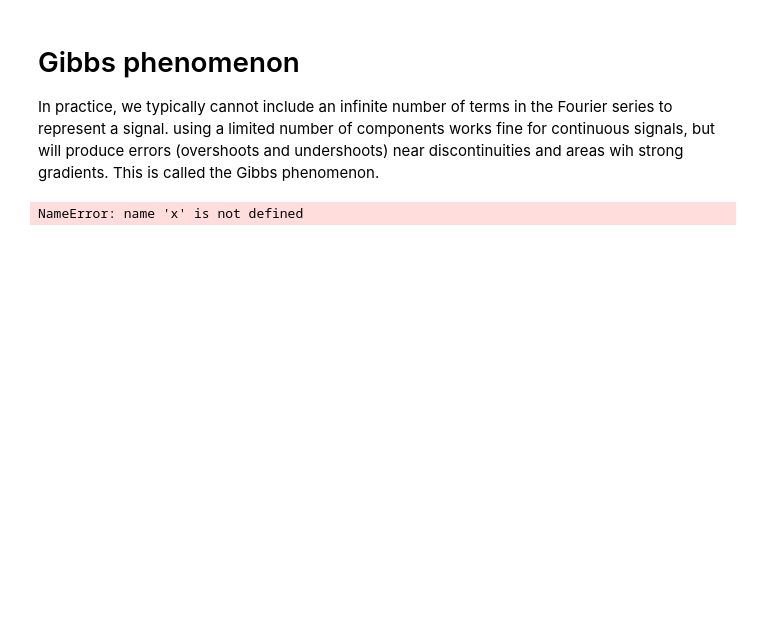
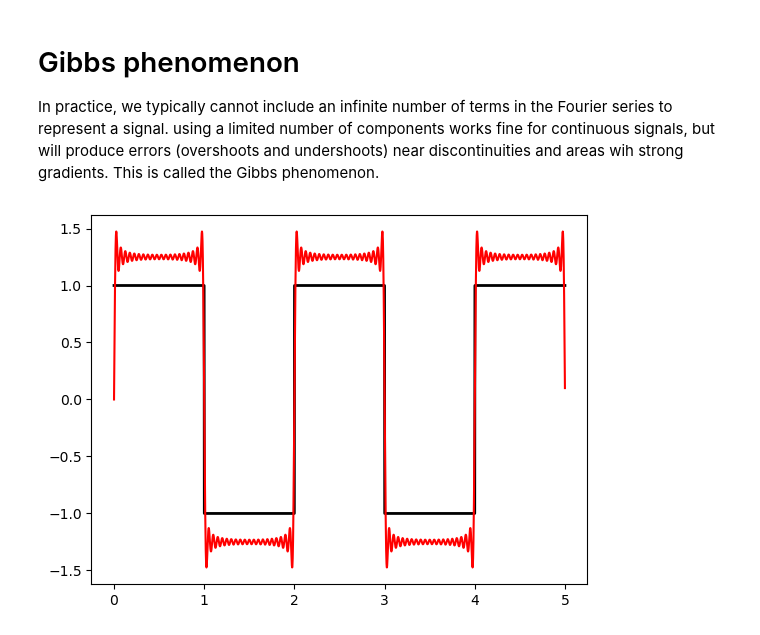
Before and after one commit to thorbjornmoeUiB/GEOF211_compendium, a Jupyter notebook: GEOF211_book/_build/jupyter_execute/Useful_calculus/Fourier_transforms.ipynb, the cells around one changed output. Cells and saved outputs as stored; diff of their text form; code cells hidden in the pictures; blank space fills up the shorter version.

```diff
--- a/GEOF211_book/_build/jupyter_execute/Useful_calculus/Fourier_transforms.ipynb
+++ b/GEOF211_book/_build/jupyter_execute/Useful_calculus/Fourier_transforms.ipynb
@@ -145,28 +145,28 @@ In practice, we typically cannot include an infinite number of terms in the Four
 # %%
 import numpy as np
 import matplotlib.pyplot as plt
 
 t = np.arange(0,5,0.001)
 
 square_wave = 1 - 2 * (t.astype(int) % 2)
 
 N = 20 #number of frequencies to include
-fsq = np.zeros_like(x) #fsw short for frequencies
+fsq = np.zeros_like(t) #fsw short for frequencies
 
 for i in range(N): #loop through the 20 first sine waves
     n = 2*i + 1
-    fsq += np.sin(n * np.pi *x) / n #adds the sine wave for n into the sum
+    fsq += np.sin(n * np.pi *t) / n #adds the sine wave for n into the sum
 fsq *= 5 / np.pi
 
 fig, ax = plt.subplots()
-ax.plot(x, square_wave,'k', lw=2)
-ax.plot(x, fsq, 'r')
+ax.plot(t, square_wave,'k', lw=2)
+ax.plot(t, fsq, 'r')
 #ax.set_ylim(-1.2,1.2)
 
 
 #ax.grid(b=True, c='k', lw=1, ls='--', which='major')
 #ax.grid(b=True, c='0.4', lw=0.5, ls=':', which='minor')
 
 plt.show()
 # %% [output]
-NameError: name 'x' is not defined
+[figure, added]
```
Also changed, not shown: 8 other files.
